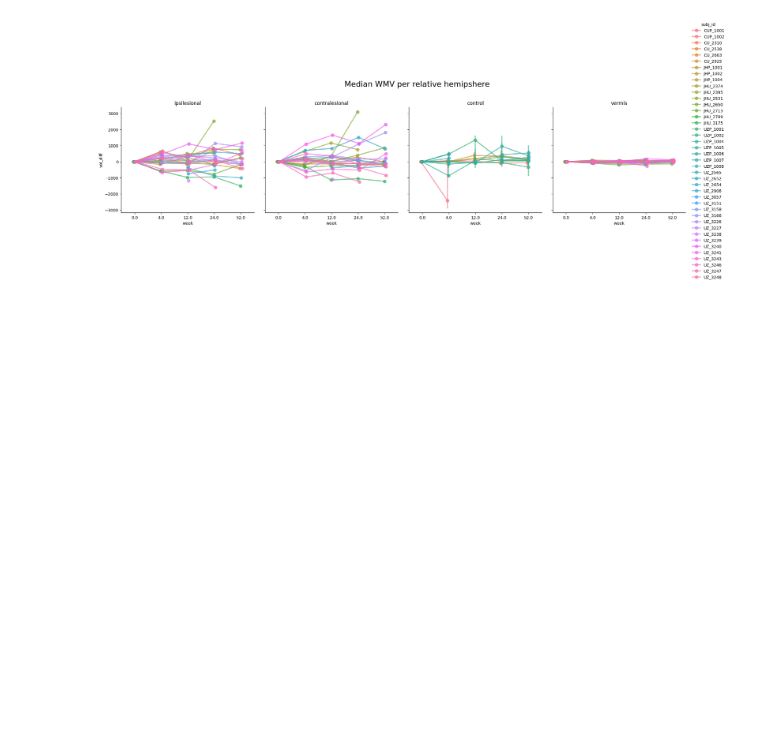
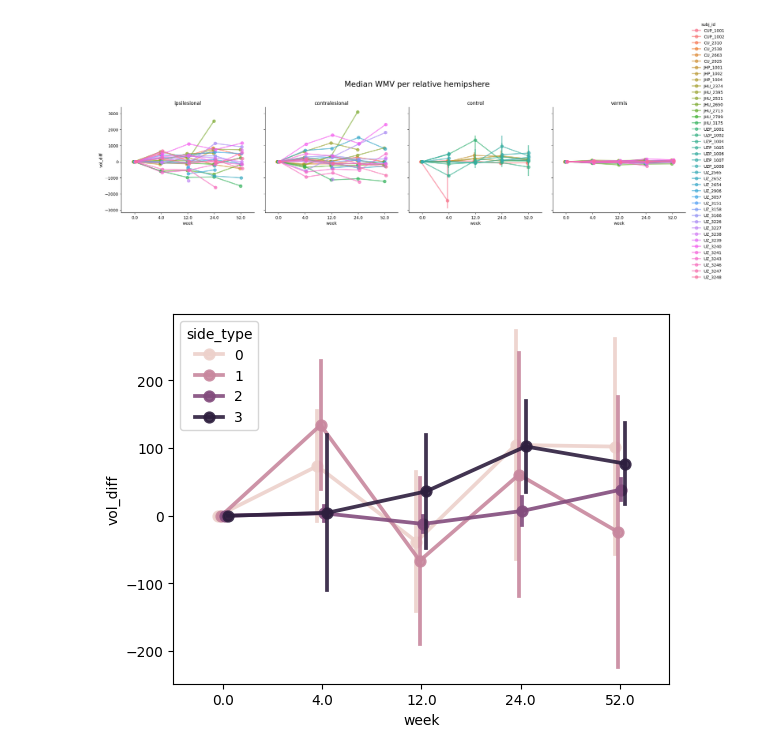
Before and after one commit to medhakp/smarts_cerebellum, a Jupyter notebook: data_analysis/MNISym_coreg_volume_analysis.ipynb, the cells around one changed output. Saved outputs shown, nothing was run; the diff lists cells and outputs as text; code cells hidden in the pictures; blank space fills up the shorter version.

```diff
--- a/data_analysis/MNISym_coreg_volume_analysis.ipynb
+++ b/data_analysis/MNISym_coreg_volume_analysis.ipynb
@@ -182,2 +182,7 @@ plt.show()
 # %% [markdown]
 ![image.png](attachment:image.png)
+# %%
+sns.pointplot(data = week_vols, x='week', y='vol_diff', hue = 'side_type', errorbar = 'se', estimator = 'median', dodge = 0.1, alpha = 0.9)
+plt.show()
+# %% [output]
+[figure, added]
```
Also changed, not shown: parts of 4 cells of this notebook.
